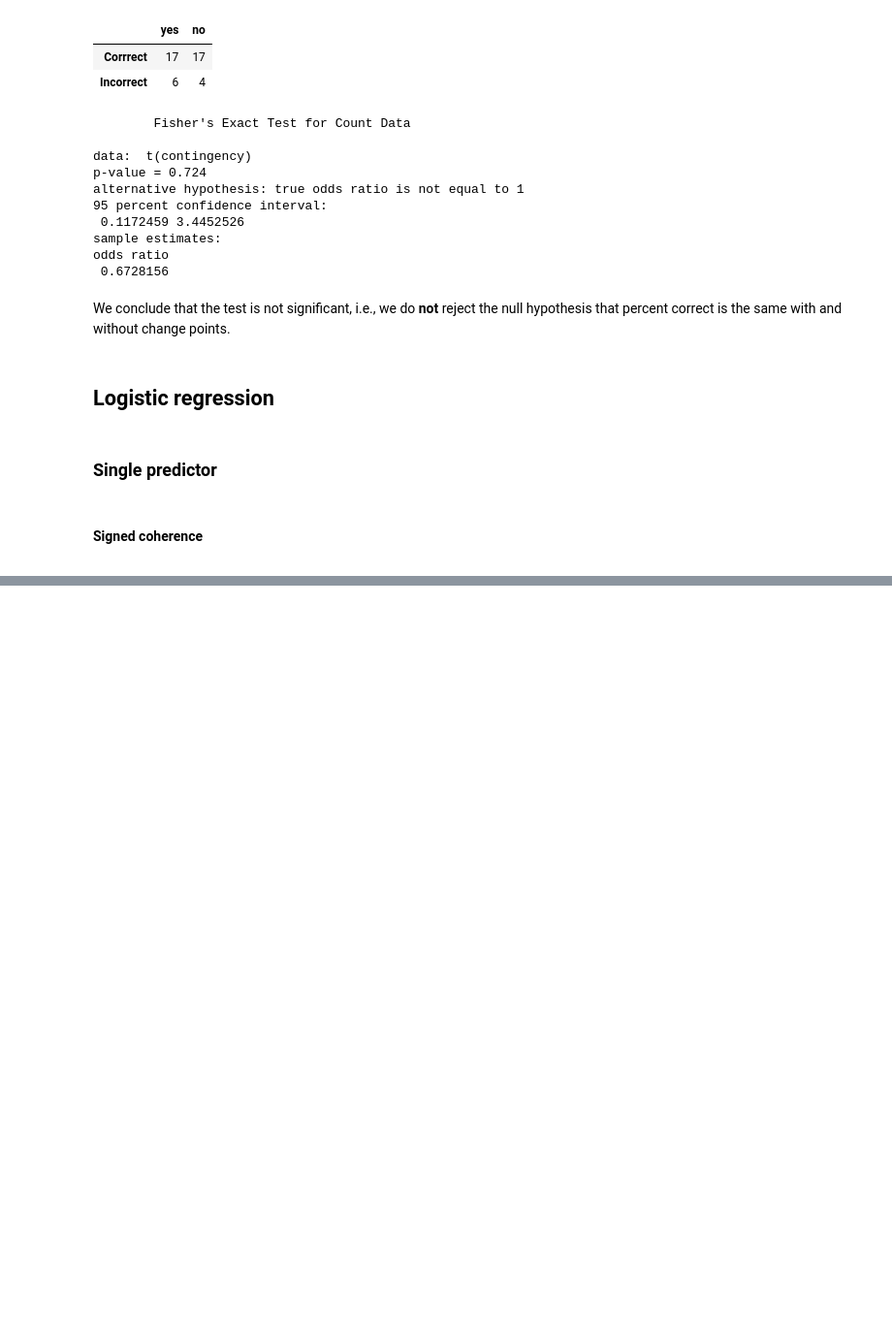
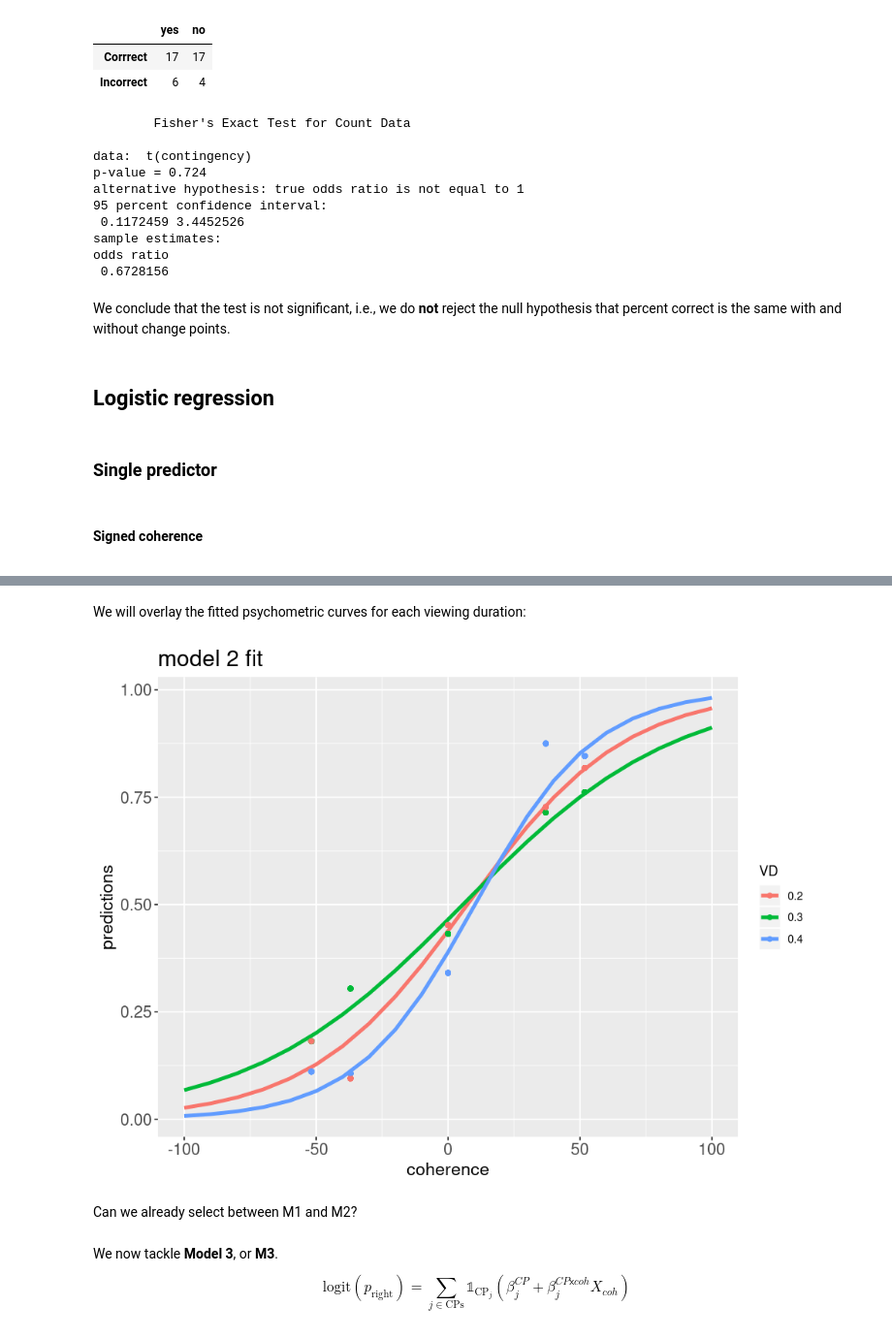
Before and after one commit to TheGoldLab/Analysis_SingleCP_DotsReversal, a Jupyter notebook: Jupyter/Pilot13-14/psychophysics.ipynb, the cells around one changed output, grey strips where cells are left out. Shown at 97% size. Saved outputs shown, nothing was run; the diff lists cells and outputs as text; code cells hidden in the pictures; blank space fills up the shorter version.

```diff
--- a/Jupyter/Pilot13-14/psychophysics.ipynb
+++ b/Jupyter/Pilot13-14/psychophysics.ipynb
@@ -343,0 +321,2 @@ Number of Fisher Scoring iterations: 4
+# %%
+M2 <- glm(choice ~ facVD + signedCohLast:facVD - 1, data=single, family=binomial())
@@ -343,0 +338,40 @@ Number of Fisher Scoring iterations: 4
+# %% [markdown]
+We will overlay the fitted psychometric curves for each viewing duration:
+# %%
+# we gather all the predictions in a single data.table
+factor_levels <- levels(single[,facVD])
+num_factors = length(factor_levels)
+coherence <- rep(coherences, times=num_factors)  # coherences defined in some cell above
+VD <- c()
+predictions <- c()
+# %%
+for (vd in factor_levels) {
+    VD <- c(VD, rep(c(vd), times = length(coherences)))
+    coef_names <- c(paste("facVD",vd, sep=''), paste("facVD",vd,":signedCohLast", sep=''))
+    fitted_betas <- coef(summary(M2))[coef_names, "Estimate"]
+    eta <- linear_func(fitted_betas)
+    predictions <- c(predictions, my_logistic(coherences, eta))
+}
+# %%
+prediction_data <- data.table(coherence, VD, predictions)
+prediction_data[,VD:=as.factor(VD)]
+# %%
+# control output figure size
+options(repr.plot.width=8, repr.plot.height=6)
+ggplot(prediction_data, aes(x=coherence, y=predictions)) +
+    geom_line(aes(col=VD), size = 1.4) +
+    geom_point(aes(col=facVD, x=signedCohLast, y=propRight),
+               inherit.aes=FALSE,
+               data=single[,propRight:=sum(choice=='right')/.N,by=.(signedCohLast, facVD)]) +
+    labs(title='model 2 fit') +
+    mytheme
+# %% [output]
+[figure, added]
+# %% [markdown]
+Can we already select between M1 and M2?
+# %% [markdown]
+We now tackle **Model 3**, or **M3**.
+$$ \text{logit}(p_\text{right}) =
+    \sum_{j\in\text{CPs}}\mathbb{1}_{\text{CP}_j}\left(
+    \beta^{CP}_j +
+    \beta^{CP\textsf{x}coh}_jX_{coh} \right)$$
```
Also changed, not shown: parts of 35 cells of this notebook.
